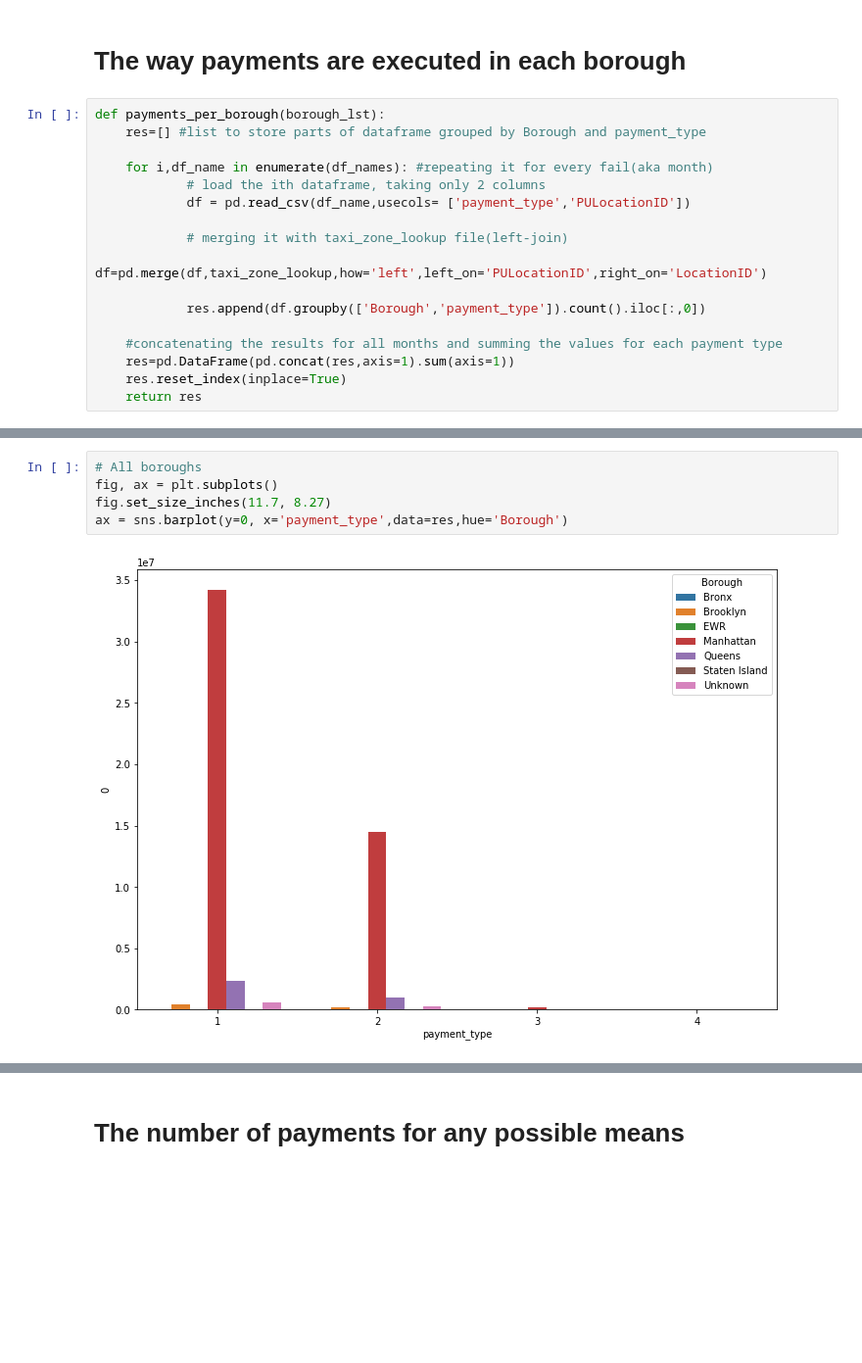
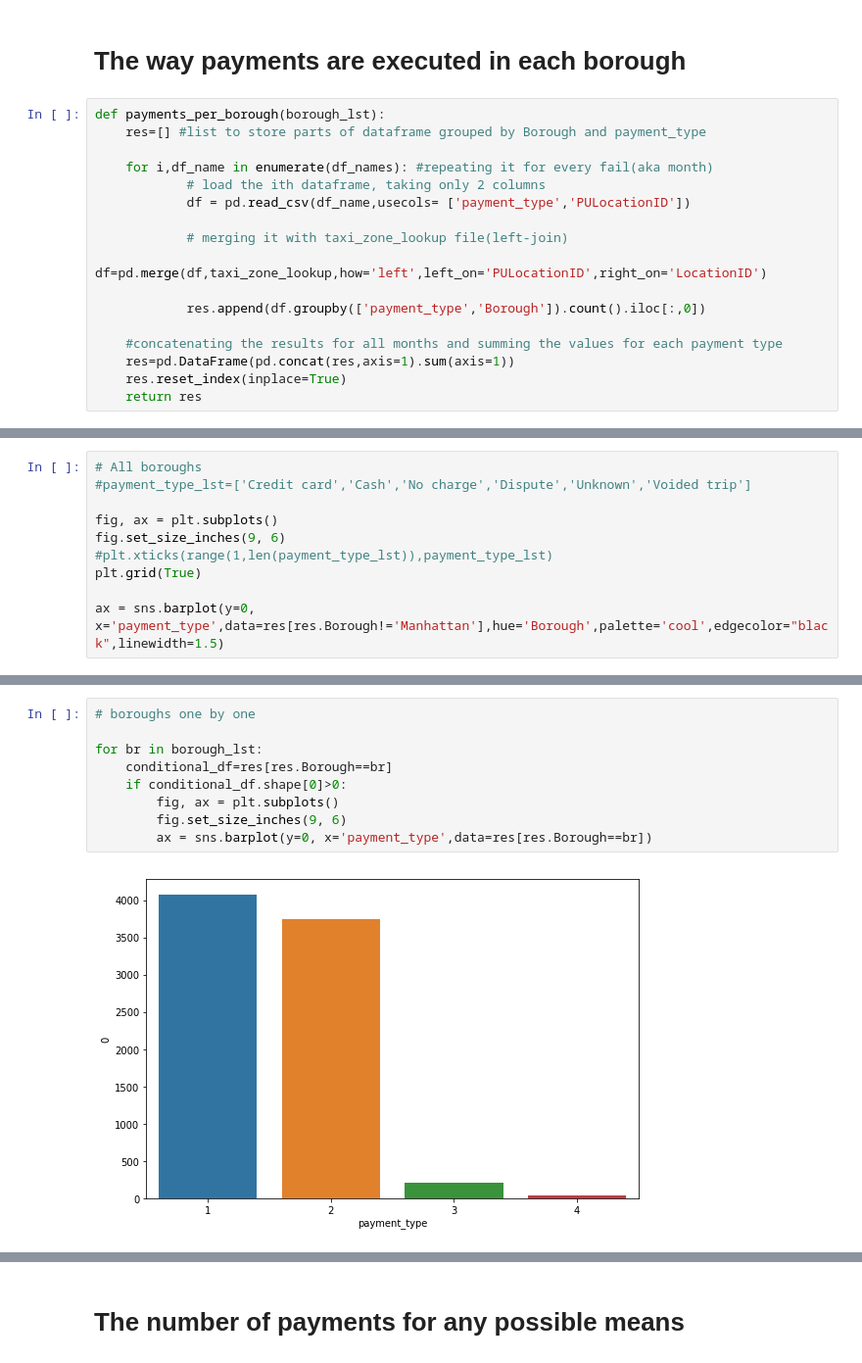
Before and after one commit to dusicastepic/ADMSecondHomework, a Jupyter notebook: RQ4.ipynb, the cells around one changed output, grey strips where cells are left out. Shown at 98% size. Drawn from its saved outputs; the diff is of its cells as text; blank space fills up the shorter version.

Commit message:
rq4 pointplots per payment type

```diff
--- a/RQ4.ipynb
+++ b/RQ4.ipynb
@@ -37,7 +35,7 @@ def payments_per_borough(borough_lst):
             # merging it with taxi_zone_lookup file(left-join)
             df=pd.merge(df,taxi_zone_lookup,how='left',left_on='PULocationID',right_on='LocationID')
 
-            res.append(df.groupby(['Borough','payment_type']).count().iloc[:,0])
+            res.append(df.groupby(['payment_type','Borough']).count().iloc[:,0])
 
     #concatenating the results for all months and summing the values for each payment type
     res=pd.DataFrame(pd.concat(res,axis=1).sum(axis=1))
@@ -72,0 +65,10 @@ res
+# %%
+# All boroughs
+#payment_type_lst=['Credit card','Cash','No charge','Dispute','Unknown','Voided trip']
+
+fig, ax = plt.subplots()
+fig.set_size_inches(9, 6)
+#plt.xticks(range(1,len(payment_type_lst)),payment_type_lst)
+plt.grid(True)
+
+ax = sns.barplot(y=0, x='payment_type',data=res[res.Borough!='Manhattan'],hue='Borough',palette='cool',edgecolor="black",linewidth=1.5)
@@ -73,7 +77,11 @@ res
 # %%
-# All boroughs
-fig, ax = plt.subplots()
-fig.set_size_inches(11.7, 8.27)
-ax = sns.barplot(y=0, x='payment_type',data=res,hue='Borough')
+# boroughs one by one
+
+for br in borough_lst:
+    conditional_df=res[res.Borough==br]
+    if conditional_df.shape[0]>0:
+        fig, ax = plt.subplots()
+        fig.set_size_inches(9, 6)
+        ax = sns.barplot(y=0, x='payment_type',data=res[res.Borough==br])
 # %% [output]
-[figure, old version]
+[figure, new version]
```
Also changed, not shown: parts of 20 cells of this notebook.
